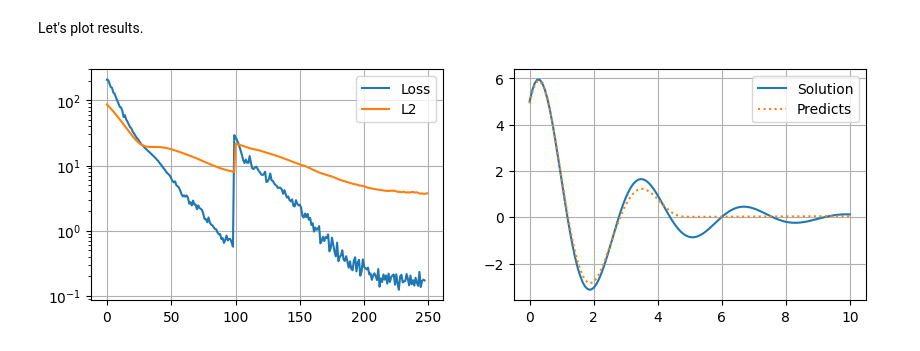
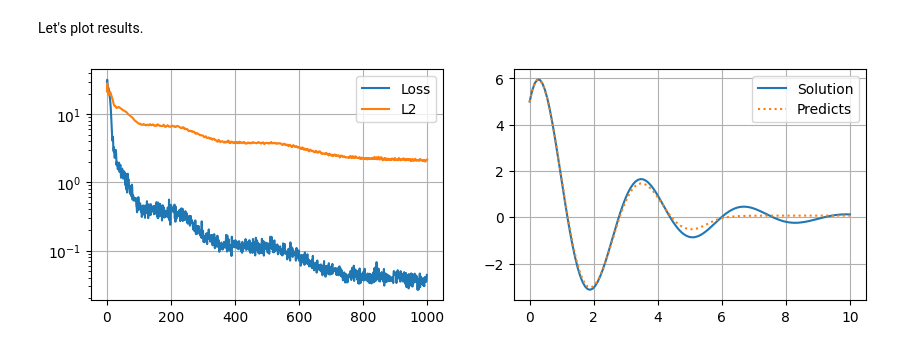
Before and after one commit to DaniilLaptev/pinns, a Jupyter notebook: examples/dho/dho_basic.ipynb, the cells around one changed output. Cells and saved outputs as stored; diff of their text form; code cells hidden in the pictures.

```diff
--- a/examples/dho/dho_basic.ipynb
+++ b/examples/dho/dho_basic.ipynb
@@ -123,6 +123,9 @@ trainer = Trainer(
 
 trainer.train(
     num_iters=1000,
-    optimizers=[(0, adam)]
+    optimizers=[(0, adam)],
+    validate_every=1,
+    checkpoint_strategy='best',
+    checkpoint_name='./best'
     )
 # %% [output]
@@ -141,22 +144,22 @@ Let's plot results.
 # %%
 # pinn.model = torch.load('./very_good_model_dont_delete.pt')
 
 fig, axs = plt.subplots(1, 2, figsize=(10, 3))
 
 axs[0].plot(trainer.loss_history, label='Loss')
-axs[0].plot(range(0, trainer.iter, 1), trainer.error_history, label='L2')
+axs[0].plot(range(0, trainer.iter + 1, 1), trainer.error_history, label='L2')
 axs[0].grid()
 axs[0].set_yscale('log')
 axs[0].legend()
 
 preds = pinn.predict(t.reshape(-1, 1))
 axs[1].plot(t, solution, label='Solution')
 axs[1].plot(t, preds.detach(), label='Predicts', linestyle=':')
 axs[1].grid()
 axs[1].legend()
 
 plt.show()
 # %% [output]
-[figure, old version]
+[figure, new version]
 # %%
 # trainer.model.model.plot()
```
Also changed, not shown: parts of 2 cells of this notebook, 2 other files.
